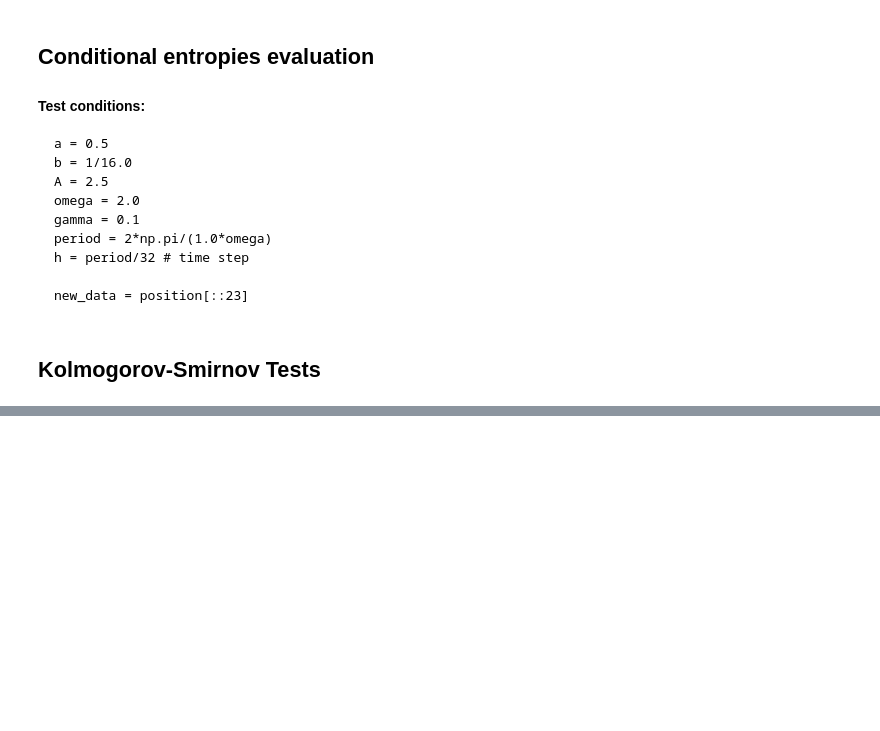
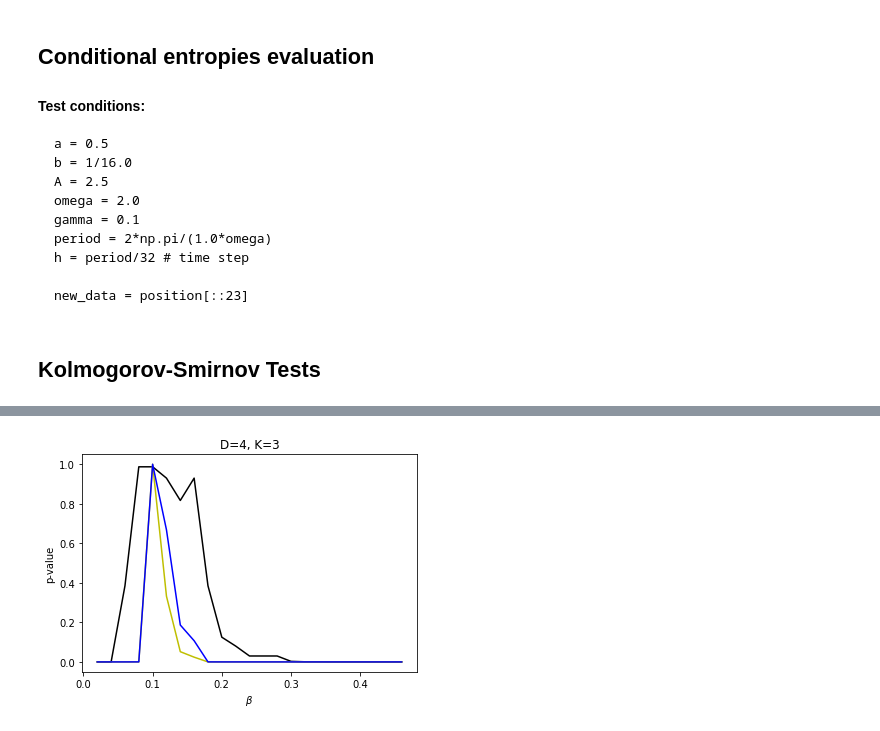
Before and after one commit to diegomhamilton/dcgram_v2, a Jupyter notebook: PIBIC201819/Relatório Parcial PIBIC.ipynb, the cells around one changed output, grey strips where cells are left out. Saved outputs shown, nothing was run; the diff lists cells and outputs as text; code cells hidden in the pictures; blank space fills up the shorter version.

```diff
--- a/PIBIC201819/Relatório Parcial PIBIC.ipynb
+++ b/PIBIC201819/Relatório Parcial PIBIC.ipynb
@@ -69 +83,9 @@ for D in [3]:
+# %%
+plot_graph(betas, p_dmark_3, D, K, ylabel='p-value', color= 'k')
+# plot_graph(betas, p_dcgram_3, D, K, ylabel='p-value', color = 'r')
+plot_graph(betas, p_dmark_4, D, K, ylabel='p-value', color= 'y')
+plot_graph(betas, p_dcgram_4, D, K, ylabel='p-value', color = 'b')
+# plot_graph(betas, stat, D, K, ylabel='p-value')
+# %% [output]
+[figure, added]
 # %%
```
Also changed, not shown: parts of 18 cells of this notebook, 3 other files.
